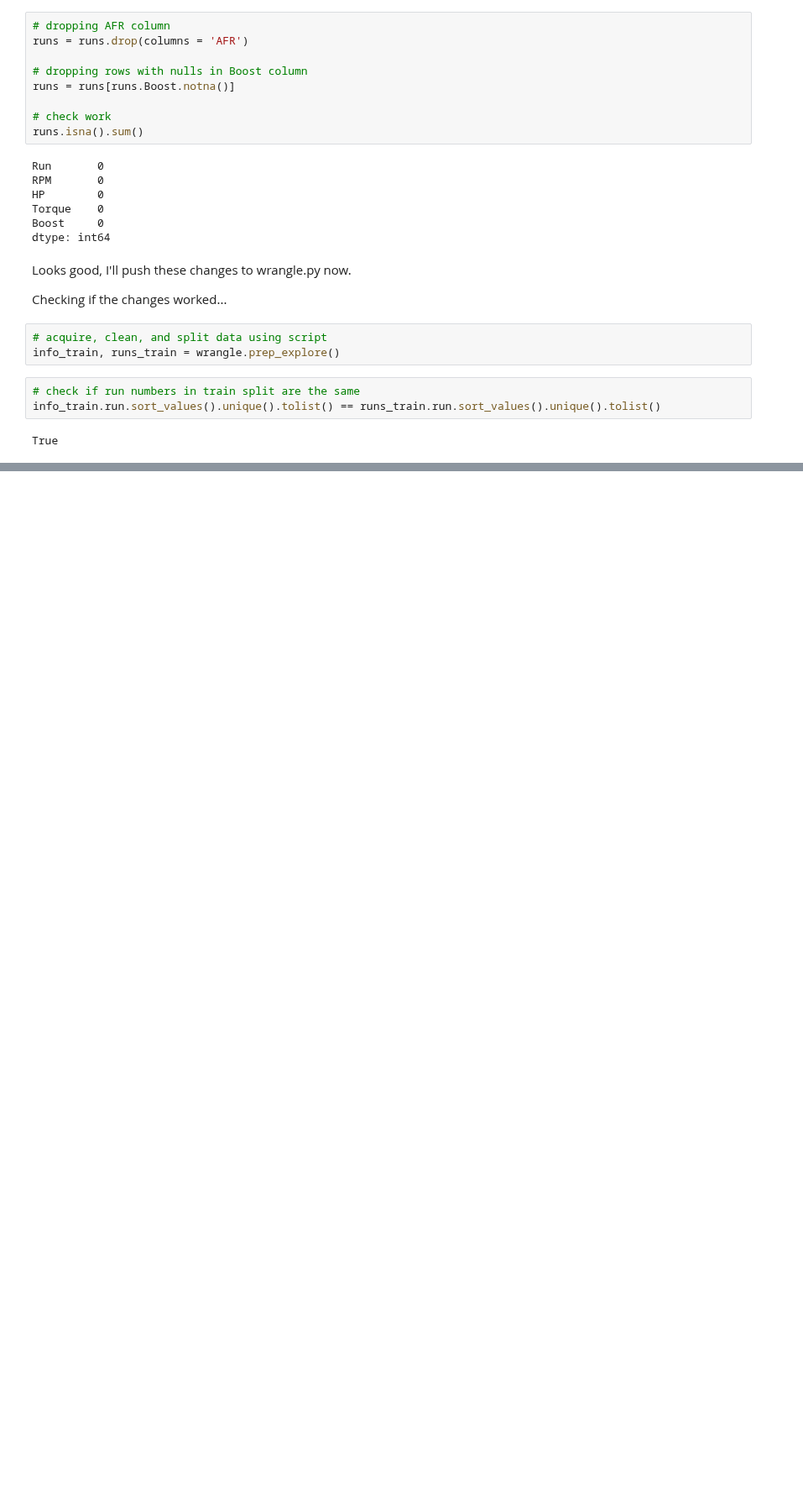
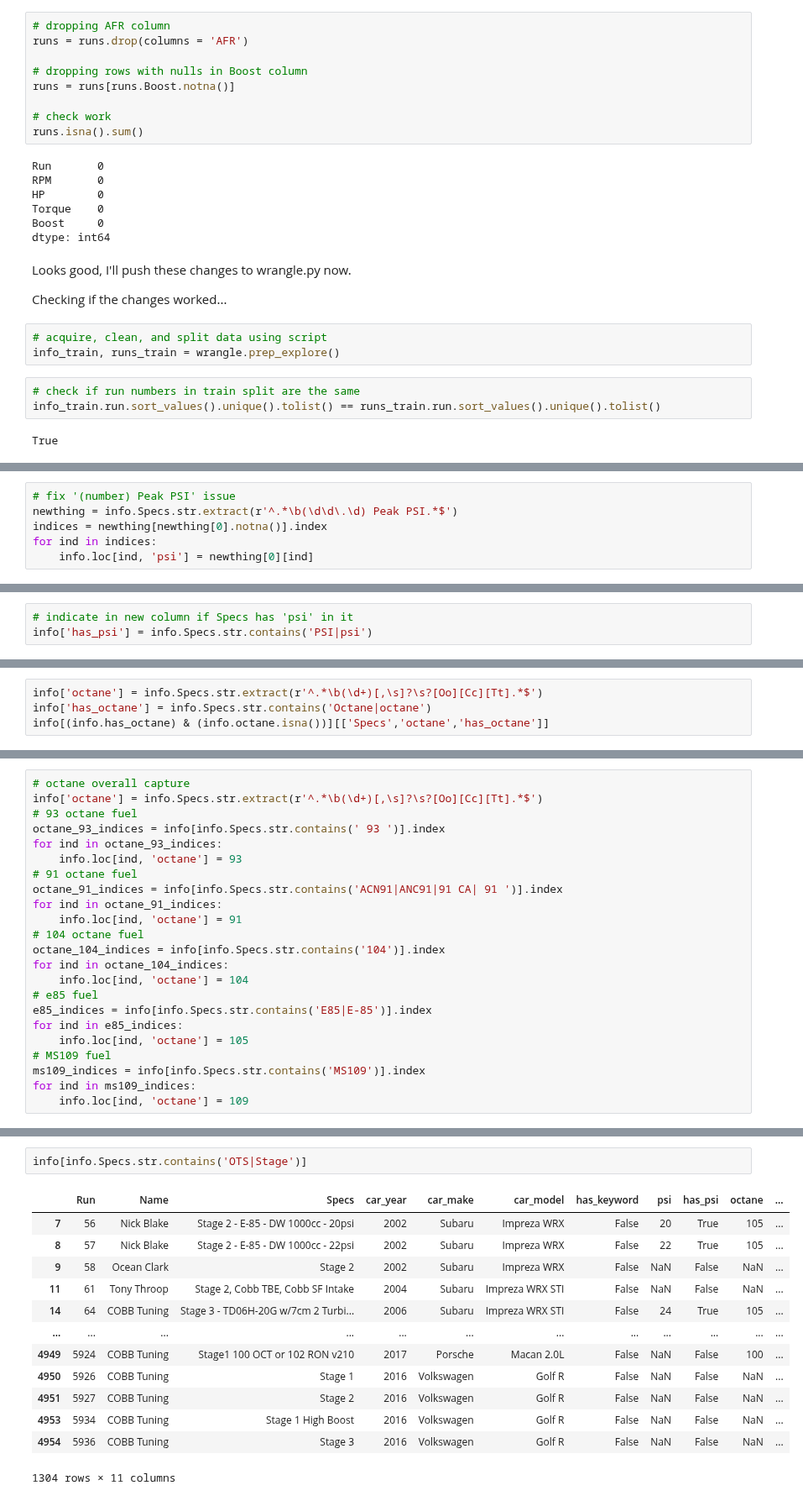
Before and after one commit to JacobPaxton/engine-performance, a Jupyter notebook: wrangle.ipynb, the cells around one changed output, grey strips where cells are left out. Shown at 84% size. Saved outputs shown, nothing was run; the diff lists cells and outputs as text; blank space fills up the shorter version.

Commit message:
add psi and octane keyword engineering cells

```diff
--- a/wrangle.ipynb
+++ b/wrangle.ipynb
@@ -299,0 +345,6 @@ True
+# %%
+# fix '(number) Peak PSI' issue
+newthing = info.Specs.str.extract(r'^.*\b(\d\d\.\d) Peak PSI.*$')
+indices = newthing[newthing[0].notna()].index
+for ind in indices:
+    info.loc[ind, 'psi'] = newthing[0][ind]
@@ -299,0 +358,3 @@ True
+# %%
+# indicate in new column if Specs has 'psi' in it
+info['has_psi'] = info.Specs.str.contains('PSI|psi')
@@ -299,0 +370,4 @@ True
+# %%
+info['octane'] = info.Specs.str.extract(r'^.*\b(\d+)[,\s]?\s?[Oo][Cc][Tt].*$')
+info['has_octane'] = info.Specs.str.contains('Octane|octane')
+info[(info.has_octane) & (info.octane.isna())][['Specs','octane','has_octane']]
@@ -299,0 +382,23 @@ True
+# %%
+# octane overall capture
+info['octane'] = info.Specs.str.extract(r'^.*\b(\d+)[,\s]?\s?[Oo][Cc][Tt].*$')
+# 93 octane fuel
+octane_93_indices = info[info.Specs.str.contains(' 93 ')].index
+for ind in octane_93_indices:
+    info.loc[ind, 'octane'] = 93
+# 91 octane fuel
+octane_91_indices = info[info.Specs.str.contains('ACN91|ANC91|91 CA| 91 ')].index
+for ind in octane_91_indices:
+    info.loc[ind, 'octane'] = 91
+# 104 octane fuel
+octane_104_indices = info[info.Specs.str.contains('104')].index
+for ind in octane_104_indices:
+    info.loc[ind, 'octane'] = 104
+# e85 fuel
+e85_indices = info[info.Specs.str.contains('E85|E-85')].index
+for ind in e85_indices:
+    info.loc[ind, 'octane'] = 105
+# MS109 fuel
+ms109_indices = info[info.Specs.str.contains('MS109')].index
+for ind in ms109_indices:
+    info.loc[ind, 'octane'] = 109
@@ -299,0 +413,16 @@ True
+# %%
+info[info.Specs.str.contains('OTS|Stage')]
+# %% [output]
+|  | Run | Name | Specs | car_year | car_make | car_model | has_keyword | psi | has_psi | octane | ... |
+| 7 | 56 | Nick Blake | Stage 2 - E-85 - DW 1000cc - 20psi | 2002 | Subaru | Impreza WRX | False | 20 | True | 105 | ... |
+| 8 | 57 | Nick Blake | Stage 2 - E-85 - DW 1000cc - 22psi | 2002 | Subaru | Impreza WRX | False | 22 | True | 105 | ... |
+| 9 | 58 | Ocean Clark | Stage 2 | 2002 | Subaru | Impreza WRX | False | NaN | False | NaN | ... |
+| 11 | 61 | Tony Throop | Stage 2, Cobb TBE, Cobb SF Intake | 2004 | Subaru | Impreza WRX STI | False | NaN | False | NaN | ... |
+| 14 | 64 | COBB Tuning | Stage 3 - TD06H-20G w/7cm 2 Turbi... | 2006 | Subaru | Impreza WRX STI | False | 24 | True | 105 | ... |
+| ... | ... | ... | ... | ... | ... | ... | ... | ... | ... | ... | ... |
+| 4949 | 5924 | COBB Tuning | Stage1 100 OCT or 102 RON v210 | 2017 | Porsche | Macan 2.0L | False | NaN | False | 100 | ... |
+| 4950 | 5926 | COBB Tuning | Stage 1 | 2016 | Volkswagen | Golf R | False | NaN | False | NaN | ... |
+| 4951 | 5927 | COBB Tuning | Stage 2 | 2016 | Volkswagen | Golf R | False | NaN | False | NaN | ... |
+| 4953 | 5934 | COBB Tuning | Stage 1 High Boost | 2016 | Volkswagen | Golf R | False | NaN | False | NaN | ... |
+| 4954 | 5936 | COBB Tuning | Stage 3 | 2016 | Volkswagen | Golf R | False | NaN | False | NaN | ... |
+1304 rows × 11 columns
```
Also changed, not shown: parts of 25 cells of this notebook.
